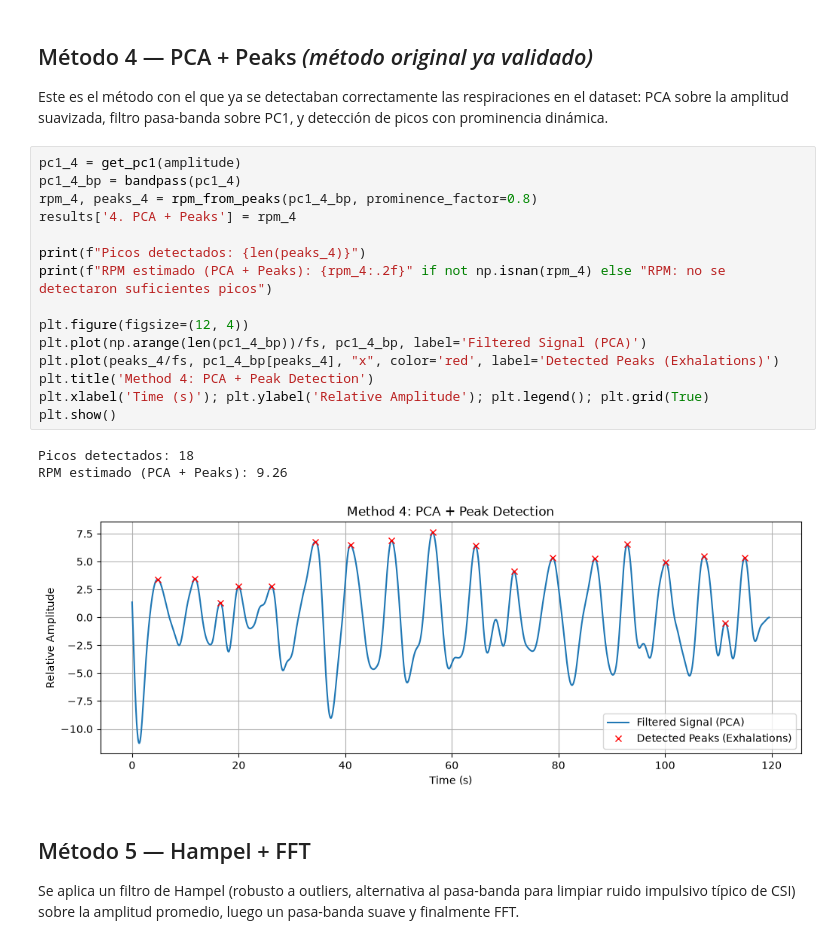
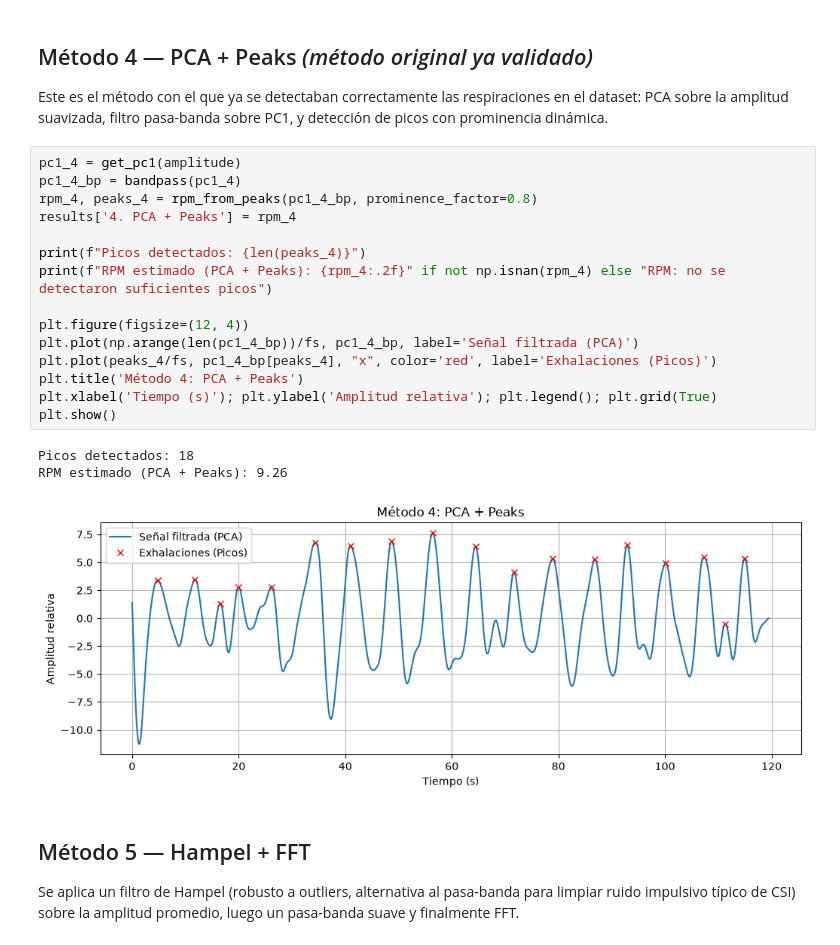
Before and after one commit to AnyeloHernandez/CSI-Signal-Processing-Methods-for-Respiration-Rate-Estimation-Using-Low-Cost-ESP32-Devices, a Jupyter notebook: Comparacion.ipynb, the cells around one changed output. Cells and saved outputs as stored; diff of their text form.

```diff
--- a/Comparacion.ipynb
+++ b/Comparacion.ipynb
@@ -330,22 +306,22 @@ Este es el método con el que ya se detectaban correctamente las respiraciones e
 # %%
 pc1_4 = get_pc1(amplitude)
 pc1_4_bp = bandpass(pc1_4)
 rpm_4, peaks_4 = rpm_from_peaks(pc1_4_bp, prominence_factor=0.8)
 results['4. PCA + Peaks'] = rpm_4
 
 print(f"Picos detectados: {len(peaks_4)}")
 print(f"RPM estimado (PCA + Peaks): {rpm_4:.2f}" if not np.isnan(rpm_4) else "RPM: no se detectaron suficientes picos")
 
 plt.figure(figsize=(12, 4))
-plt.plot(np.arange(len(pc1_4_bp))/fs, pc1_4_bp, label='Filtered Signal (PCA)')
-plt.plot(peaks_4/fs, pc1_4_bp[peaks_4], "x", color='red', label='Detected Peaks (Exhalations)')
-plt.title('Method 4: PCA + Peak Detection')
-plt.xlabel('Time (s)'); plt.ylabel('Relative Amplitude'); plt.legend(); plt.grid(True)
+plt.plot(np.arange(len(pc1_4_bp))/fs, pc1_4_bp, label='Señal filtrada (PCA)')
+plt.plot(peaks_4/fs, pc1_4_bp[peaks_4], "x", color='red', label='Exhalaciones (Picos)')
+plt.title('Método 4: PCA + Peaks')
+plt.xlabel('Tiempo (s)'); plt.ylabel('Amplitud relativa'); plt.legend(); plt.grid(True)
 plt.show()
 # %% [output]
 Picos detectados: 18
 RPM estimado (PCA + Peaks): 9.26
-[figure, old version]
+[figure, new version]
 # %% [markdown]
 ## Método 5 — Hampel + FFT
 
```
Also changed, not shown: parts of 8 cells of this notebook.
